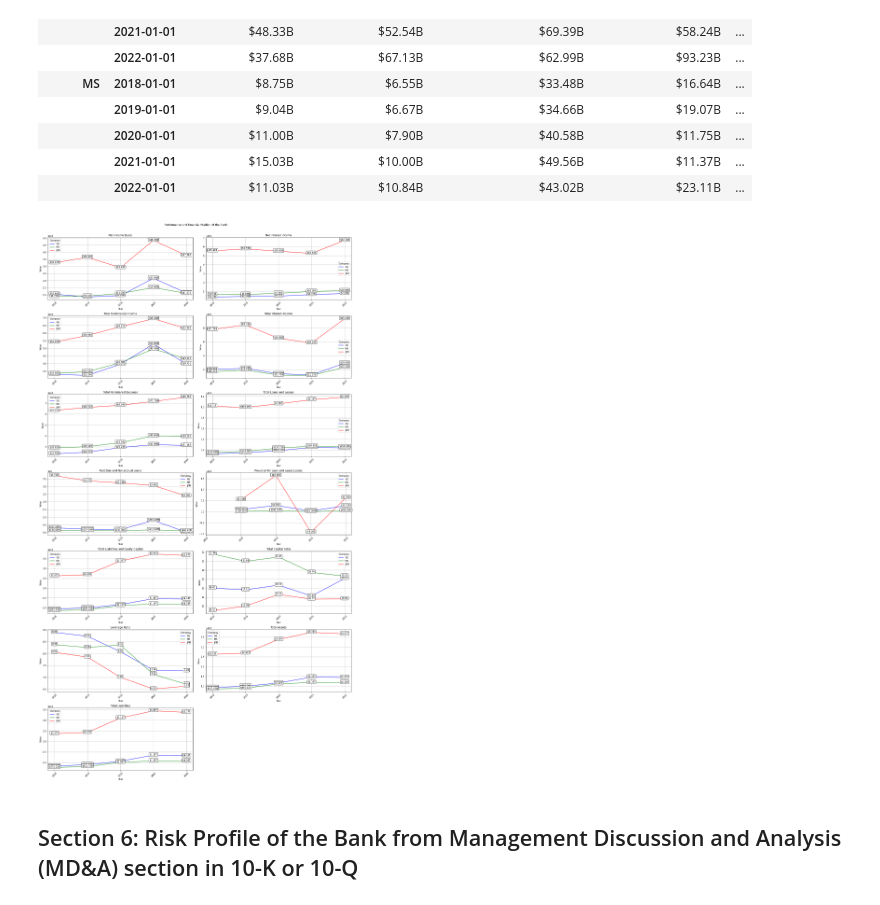
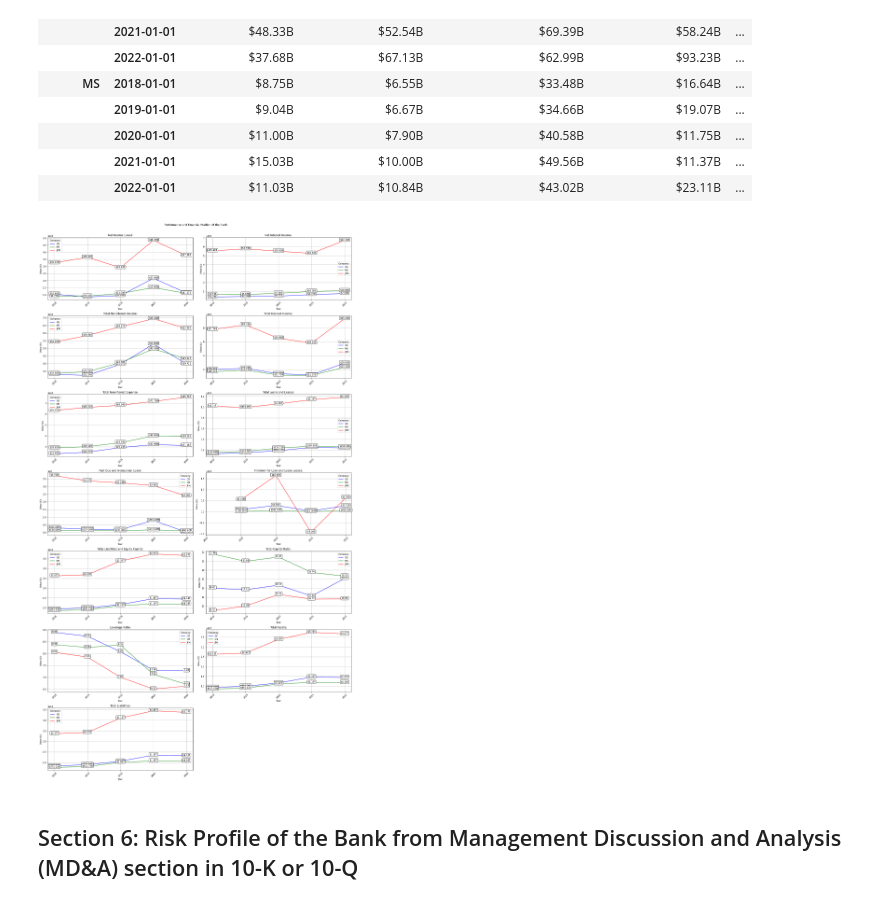
Before and after one commit to mGalarnyk/MGT6090_Assignment-8, a Jupyter notebook: Homework8_Group.ipynb, the cells around one changed output. Cells and saved outputs as stored; diff of their text form; code cells hidden in the pictures.

```diff
--- a/Homework8_Group.ipynb
+++ b/Homework8_Group.ipynb
@@ -240,38 +240,38 @@ for col_name in fry9c_codes.keys():
             if np.abs(y) >= 1e12:  # Trillions
                 value_str = f'${y / 1e12:.2f}T'
             elif np.abs(y) >= 1e9:  # Billions
                 value_str = f'${y / 1e9:.2f}B'
             elif np.abs(y) >= 1e6:  # Millions
                 value_str = f'${y / 1e6:.2f}M'
             elif np.abs(y) >= 1e3:  # Thousands
                 value_str = f'${y / 1e3:.2f}K'
             else:  # Less than a million
                 value_str = f'{y:.2f}'
 
             axes[current_subplot].annotate(value_str,
                                            (x, y),
                                            textcoords="offset points",
                                            xytext=(0,0),
                                            ha='center',
                                            bbox=dict(boxstyle="round,pad=0.3", facecolor='white', edgecolor='black', alpha=1))
 
-    axes[current_subplot].set_title(col_name)
-    axes[current_subplot].set_ylabel('Value')
-    axes[current_subplot].set_xlabel('Year')
-    axes[current_subplot].legend(title='Company')
+    axes[current_subplot].set_title(col_name + ":")
+    axes[current_subplot].set_ylabel('Value ($):')
+    axes[current_subplot].set_xlabel('Year:')
+    axes[current_subplot].legend(title='Company:')
 
     axes[current_subplot].tick_params(axis='x', rotation=45)
     axes[current_subplot].set_xticks(years)
     axes[current_subplot].set_xticklabels(years)
 
     axes[current_subplot].grid()
     current_subplot += 1
 
 fig.suptitle("Performance and Financial Position of the Bank:", y=1.005)
 plt.tight_layout()
 plt.show()
 # %% [output]
-[figure, old version]
+[figure, new version]
 # %% [markdown]
 ## Section 6: Risk Profile of the Bank from Management Discussion and Analysis (MD&A) section in 10-K or 10-Q
 # %% [markdown]
```
Also changed, not shown: parts of 1 cell of this notebook.
